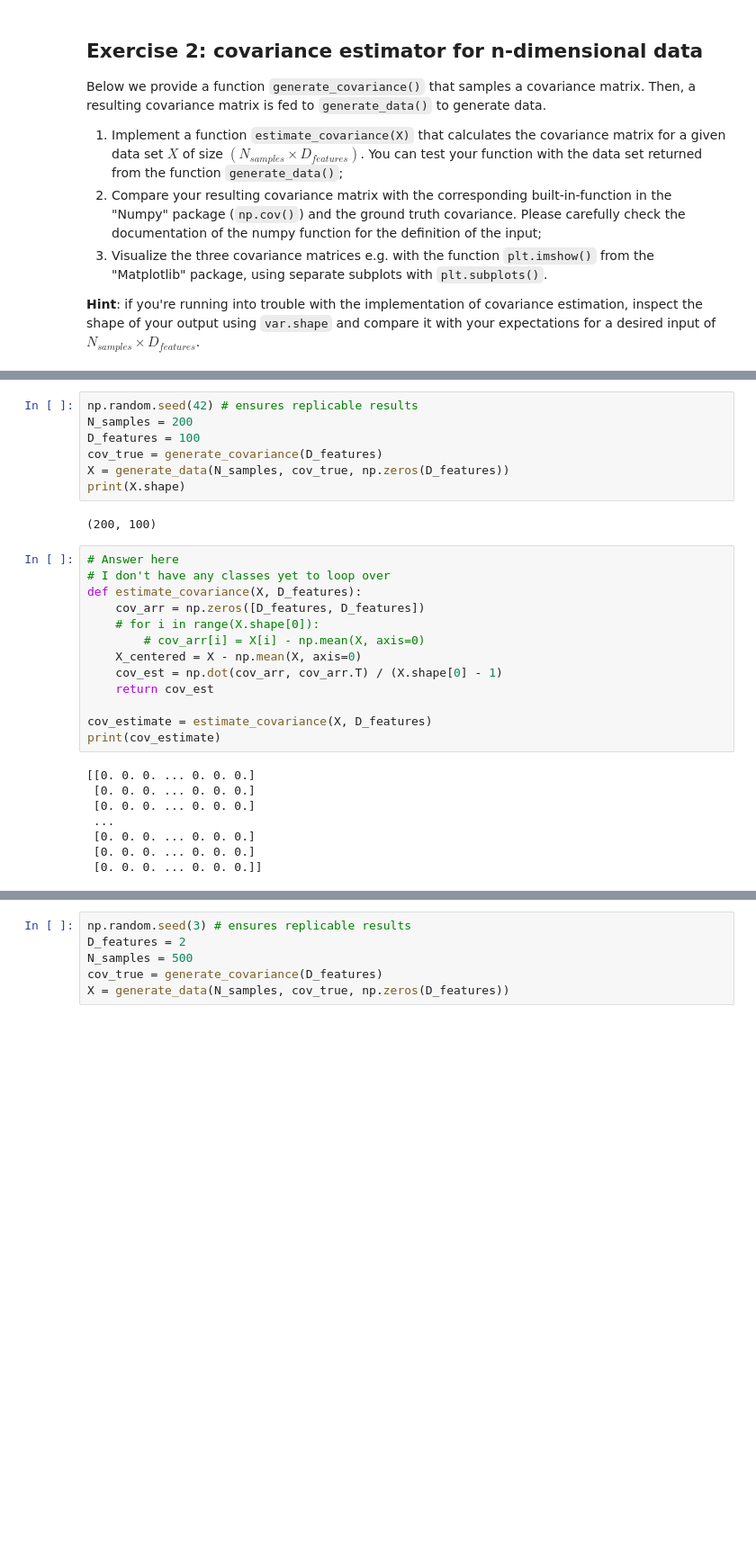
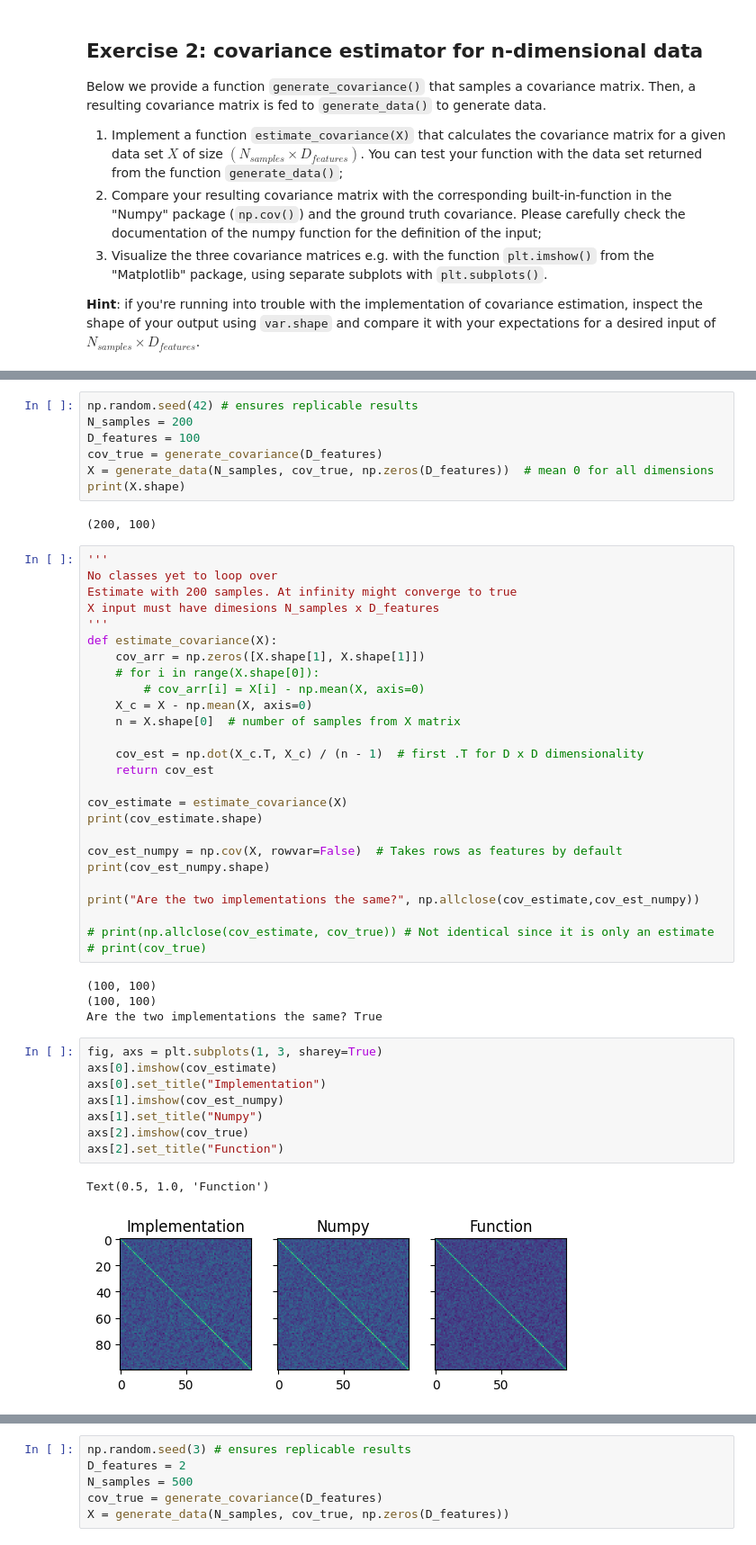
Before and after one commit to pschristodoulou/BCI_course, a Jupyter notebook: Assignments/Assignment2/assignment_02_covariance_matrix.ipynb, the cells around one changed output, grey strips where cells are left out. Shown at 90% size. Saved outputs shown, nothing was run; the diff lists cells and outputs as text; blank space fills up the shorter version.

```diff
--- a/Assignments/Assignment2/assignment_02_covariance_matrix.ipynb
+++ b/Assignments/Assignment2/assignment_02_covariance_matrix.ipynb
@@ -76,31 +117,51 @@ np.random.seed(42) # ensures replicable results
 N_samples = 200
 D_features = 100
 cov_true = generate_covariance(D_features)
-X = generate_data(N_samples, cov_true, np.zeros(D_features))
+X = generate_data(N_samples, cov_true, np.zeros(D_features))  # mean 0 for all dimensions
 print(X.shape)
 # %% [output]
 (200, 100)
 # %%
-# Answer here
-# I don't have any classes yet to loop over
-def estimate_covariance(X, D_features):
-    cov_arr = np.zeros([D_features, D_features])
+'''
+No classes yet to loop over
+Estimate with 200 samples. At infinity might converge to true
+X input must have dimesions N_samples x D_features
+'''
+def estimate_covariance(X):
+    cov_arr = np.zeros([X.shape[1], X.shape[1]])
     # for i in range(X.shape[0]):
         # cov_arr[i] = X[i] - np.mean(X, axis=0)
-    X_centered = X - np.mean(X, axis=0)
-    cov_est = np.dot(cov_arr, cov_arr.T) / (X.shape[0] - 1)
+    X_c = X - np.mean(X, axis=0)
+    n = X.shape[0]  # number of samples from X matrix
+
+    cov_est = np.dot(X_c.T, X_c) / (n - 1)  # first .T for D x D dimensionality
     return cov_est
 
-cov_estimate = estimate_covariance(X, D_features)
-print(cov_estimate)
+cov_estimate = estimate_covariance(X)
+print(cov_estimate.shape)
+
+cov_est_numpy = np.cov(X, rowvar=False)  # Takes rows as features by default
+print(cov_est_numpy.shape)
+
+print("Are the two implementations the same?", np.allclose(cov_estimate,cov_est_numpy))
+
+# print(np.allclose(cov_estimate, cov_true)) # Not identical since it is only an estimate
+# print(cov_true)
 # %% [output]
-[[0. 0. 0. ... 0. 0. 0.]
- [0. 0. 0. ... 0. 0. 0.]
- [0. 0. 0. ... 0. 0. 0.]
- ...
- [0. 0. 0. ... 0. 0. 0.]
- [0. 0. 0. ... 0. 0. 0.]
- [0. 0. 0. ... 0. 0. 0.]]
+(100, 100)
+(100, 100)
+Are the two implementations the same? True
+# %%
+fig, axs = plt.subplots(1, 3, sharey=True)
+axs[0].imshow(cov_estimate)
+axs[0].set_title("Implementation")
+axs[1].imshow(cov_est_numpy)
+axs[1].set_title("Numpy")
+axs[2].imshow(cov_true)
+axs[2].set_title("Function")
+# %% [output]
+Text(0.5, 1.0, 'Function')
+[figure, added]
 # %% [markdown]
 ## (Optional) Exercise 3: eigenvectors of the covariance matrix
 In this (optional) exercise, we want to shed light on the relationship between the eigenvalues / eigenvectors of the covariance matrix and the shape of the normal distribution in a 2D scenario.
```
Also changed, not shown: parts of 16 cells of this notebook, 15 other files.
